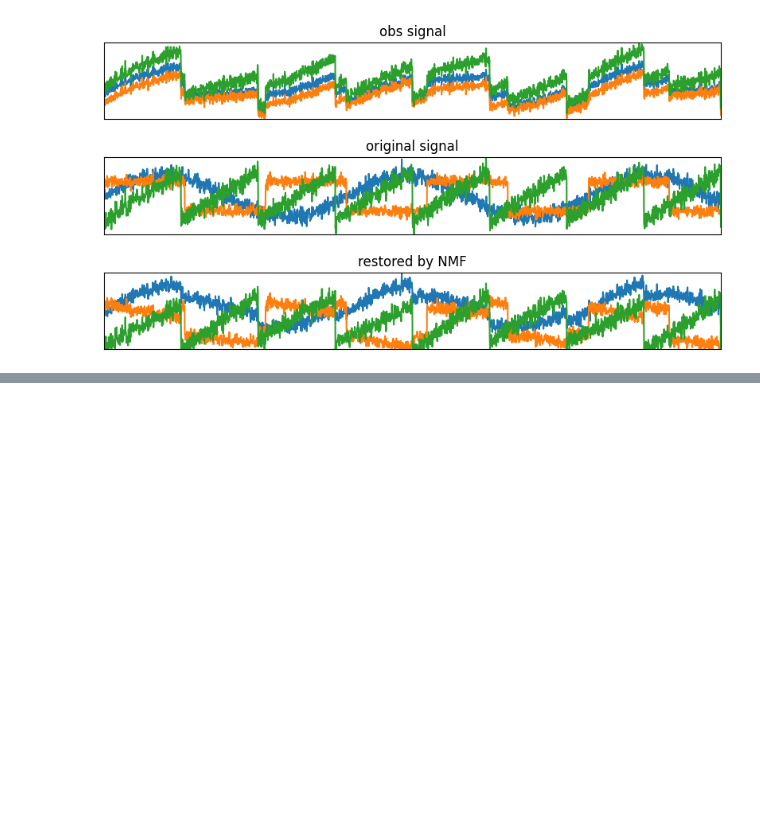
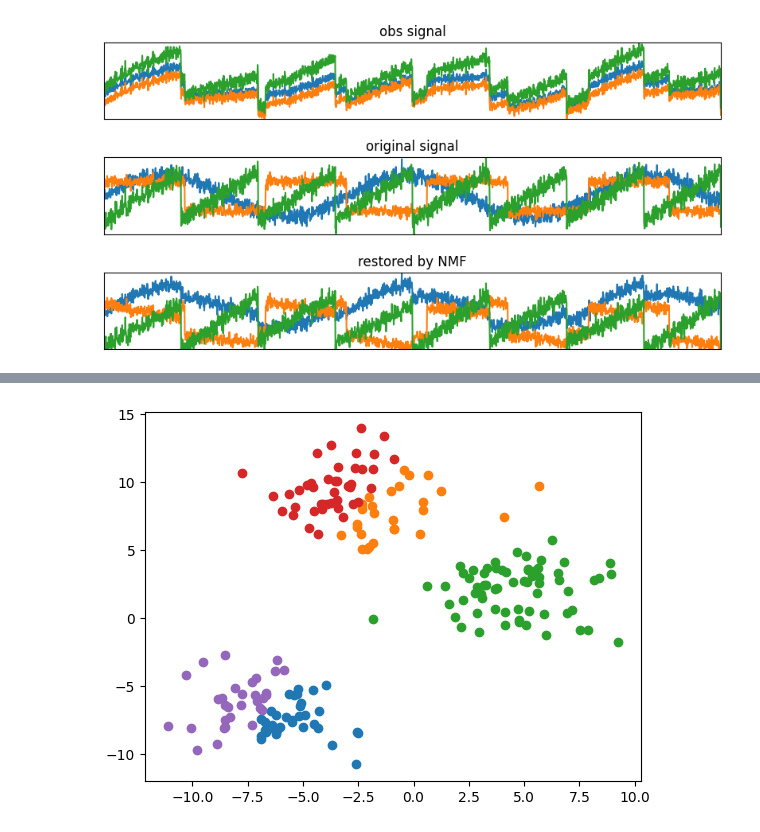
Before and after one commit to 2yuri89/workspace, a Jupyter notebook: ml-basic/example_16.ipynb, the cells around one changed output, grey strips where cells are left out. Cells and saved outputs as stored; diff of their text form; code cells hidden in the pictures; blank space fills up the shorter version.

```diff
--- a/ml-basic/example_16.ipynb
+++ b/ml-basic/example_16.ipynb
@@ -207,0 +220,7 @@ for model, name, ax in zip(models, names, axes):
+# %%
+from sklearn.cluster import KMeans
+
+kmeans = KMeans(n_clusters=5)
+kmeans.fit(X)
+clusters = kmeans.predict(X)
+clusters
@@ -207,0 +238,7 @@ for model, name, ax in zip(models, names, axes):
+# %%
+for t in np.unique(clusters):
+    plt.scatter(X[clusters==t, 0], X[clusters==t, 1])
+
+plt.show()
+# %% [output]
+[figure, added]
```
Also changed, not shown: parts of 6 cells of this notebook.
